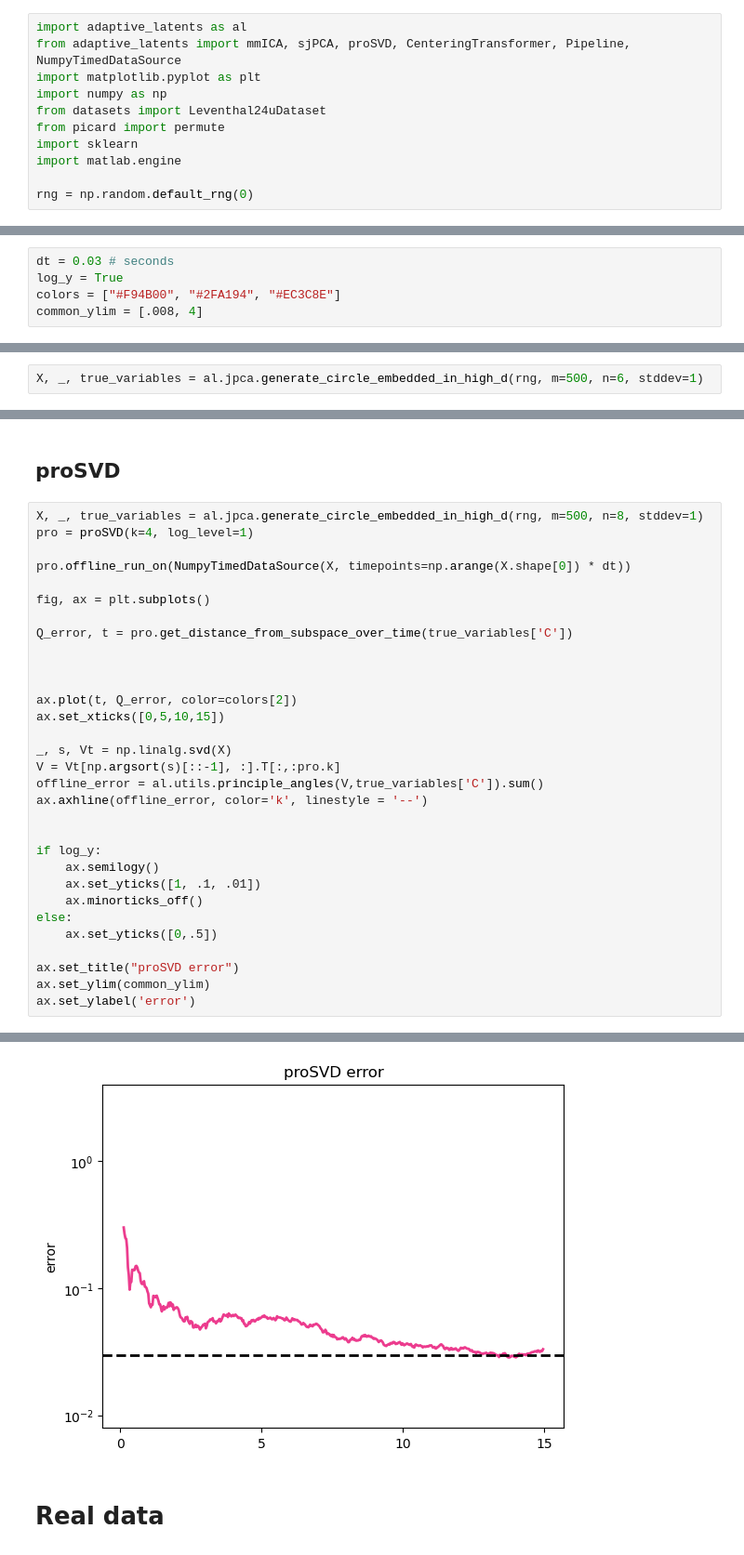
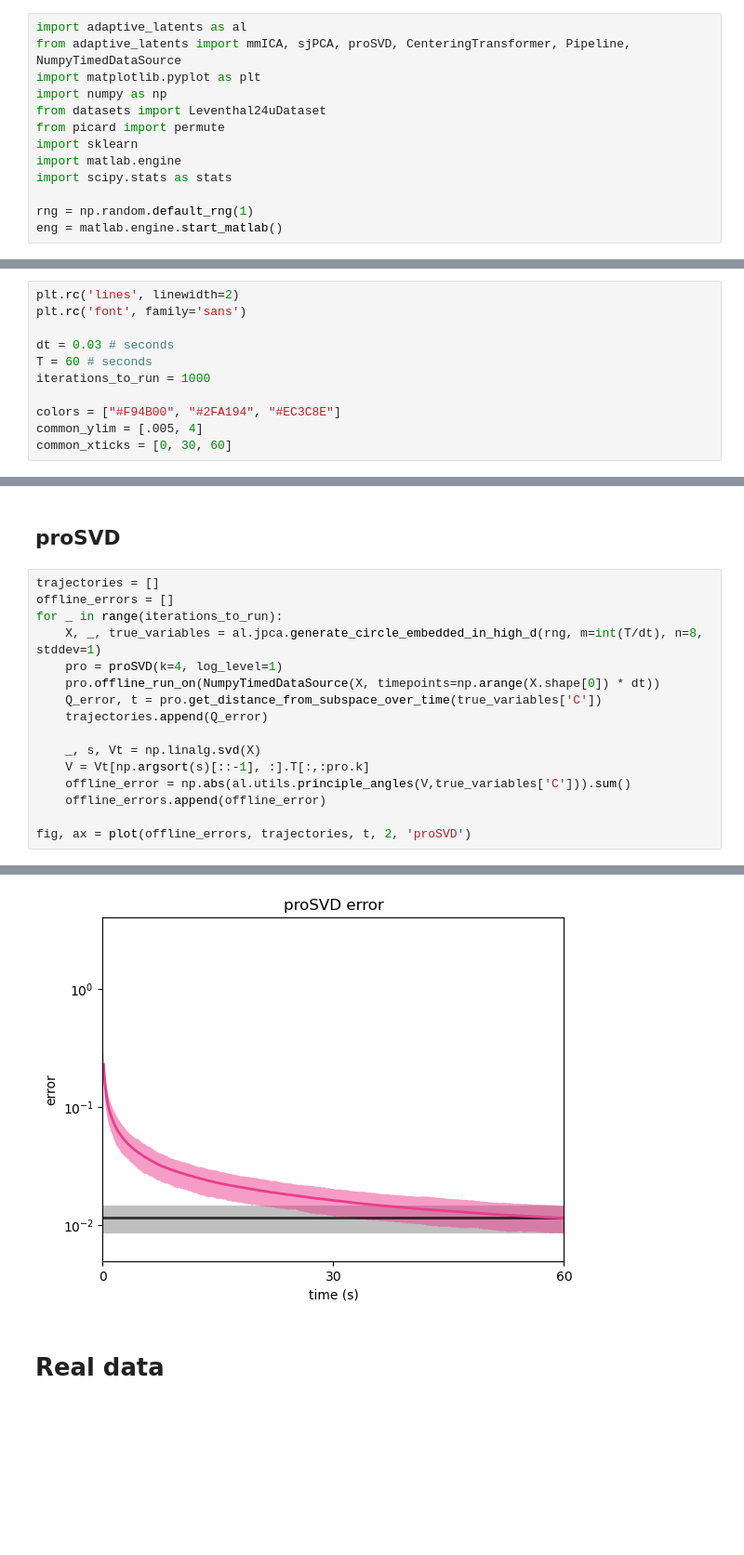
Before and after one commit to draeloslab/AdaptiveLatents, a Jupyter notebook: workspace/convergence_plots.ipynb, the cells around one changed output, grey strips where cells are left out. Shown at 93% size. Drawn from its saved outputs; the diff is of its cells as text; blank space fills up the shorter version.

Commit message:
adds quantile error bars to convergence plots

```diff
--- a/workspace/convergence_plots.ipynb
+++ b/workspace/convergence_plots.ipynb
@@ -9,5 +9,7 @@ from datasets import Leventhal24uDataset
 from picard import permute
 import sklearn
 import matlab.engine
+import scipy.stats as stats
 
-rng = np.random.default_rng(0)
+rng = np.random.default_rng(1)
+eng = matlab.engine.start_matlab()
@@ -17,7 +16,13 @@ plt.rc('font', family='sans')
 # %% [markdown]
 # Simulated data
 # %%
+plt.rc('lines', linewidth=2)
+plt.rc('font', family='sans')
+
 dt = 0.03 # seconds
-log_y = True
+T = 60 # seconds
+iterations_to_run = 1000
+
 colors = ["#F94B00", "#2FA194", "#EC3C8E"]
-common_ylim = [.008, 4]
+common_ylim = [.005, 4]
+common_xticks = [0, 30, 60]
@@ -24,4 +59,2 @@ common_ylim = [.008, 4]
 # %% [markdown]
 ## sjPCA
-# %%
-X, _, true_variables = al.jpca.generate_circle_embedded_in_high_d(rng, m=500, n=6, stddev=1)
@@ -123,34 +147,19 @@ ax.axhline(offline_error, color='k', linestyle = '--')
 # %% [markdown]
 ## proSVD
 # %%
-X, _, true_variables = al.jpca.generate_circle_embedded_in_high_d(rng, m=500, n=8, stddev=1)
-pro = proSVD(k=4, log_level=1)
+trajectories = []
+offline_errors = []
+for _ in range(iterations_to_run):
+    X, _, true_variables = al.jpca.generate_circle_embedded_in_high_d(rng, m=int(T/dt), n=8, stddev=1)
+    pro = proSVD(k=4, log_level=1)
+    pro.offline_run_on(NumpyTimedDataSource(X, timepoints=np.arange(X.shape[0]) * dt))
+    Q_error, t = pro.get_distance_from_subspace_over_time(true_variables['C'])
+    trajectories.append(Q_error)
 
-pro.offline_run_on(NumpyTimedDataSource(X, timepoints=np.arange(X.shape[0]) * dt))
+    _, s, Vt = np.linalg.svd(X)
+    V = Vt[np.argsort(s)[::-1], :].T[:,:pro.k]
+    offline_error = np.abs(al.utils.principle_angles(V,true_variables['C'])).sum()
+    offline_errors.append(offline_error)
 
-fig, ax = plt.subplots()
-
-Q_error, t = pro.get_distance_from_subspace_over_time(true_variables['C'])
-
-
-
-ax.plot(t, Q_error, color=colors[2])
-ax.set_xticks([0,5,10,15])
-
-_, s, Vt = np.linalg.svd(X)
-V = Vt[np.argsort(s)[::-1], :].T[:,:pro.k]
-offline_error = al.utils.principle_angles(V,true_variables['C']).sum()
-ax.axhline(offline_error, color='k', linestyle = '--')
-
-
-if log_y:
-    ax.semilogy()
-    ax.set_yticks([1, .1, .01])
-    ax.minorticks_off()
-else:
-    ax.set_yticks([0,.5])
-
-ax.set_title("proSVD error")
-ax.set_ylim(common_ylim)
-ax.set_ylabel('error')
+fig, ax = plot(offline_errors, trajectories, t, 2, 'proSVD')
 # %% [output]
@@ -158,4 +166,4 @@ Text(0, 0.5, 'error')
-[figure, old version]
+[figure, new version]
 # %% [markdown]
 # Real data
 # %%
```
Also changed, not shown: parts of 7 cells of this notebook.
